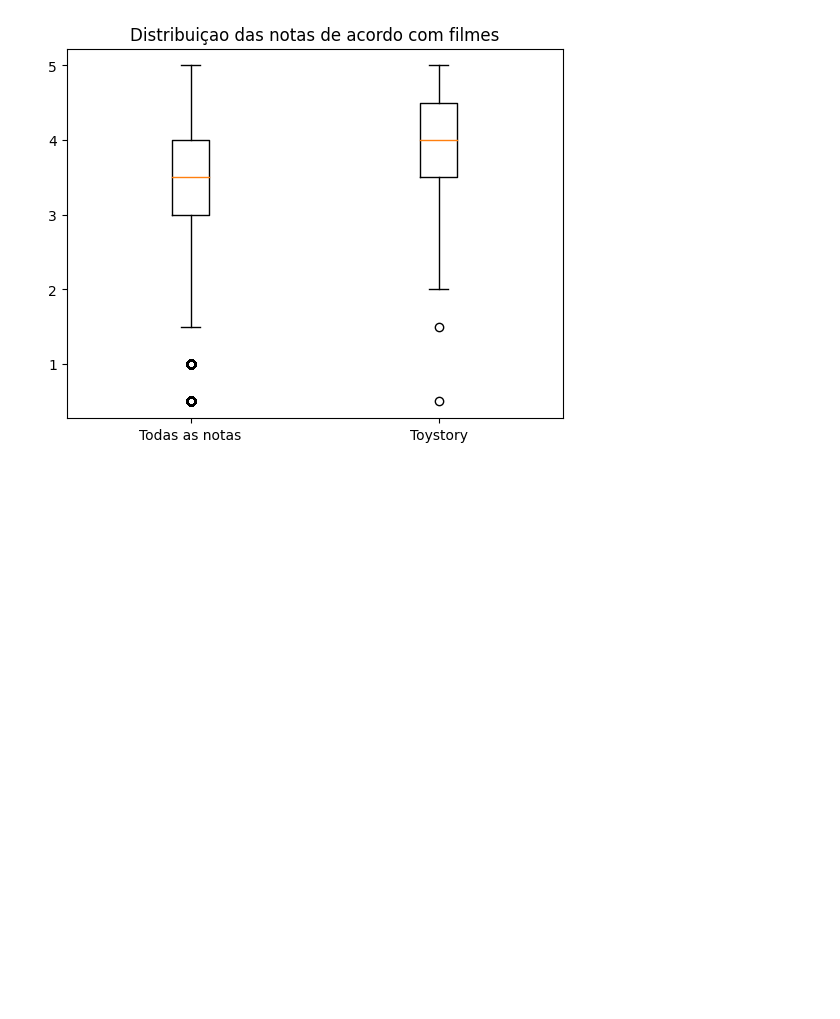
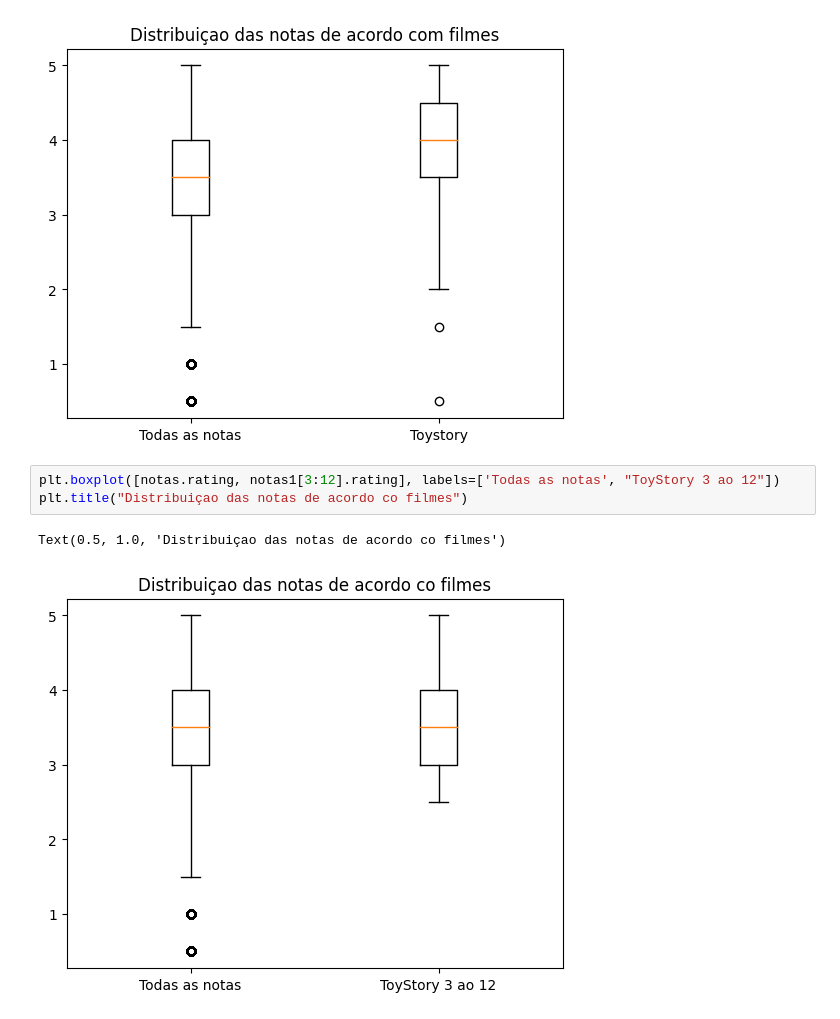
Before and after one commit to AraujoTT/DS, a Jupyter notebook: DS2/curso9_data/data_intro_testes.ipynb, the cells around one changed output. Drawn from its saved outputs; the diff is of its cells as text; blank space fills up the shorter version.

```diff
--- a/DS2/curso9_data/data_intro_testes.ipynb
+++ b/DS2/curso9_data/data_intro_testes.ipynb
@@ -522,3 +522,9 @@ plt.title('Distribuiçao das notas de acordo com filmes')
 # %% [output]
 Text(0.5, 1.0, 'Distribuiçao das notas de acordo com filmes')
 [figure]
+# %%
+plt.boxplot([notas.rating, notas1[3:12].rating], labels=['Todas as notas', "ToyStory 3 ao 12"])
+plt.title("Distribuiçao das notas de acordo co filmes")
+# %% [output]
+Text(0.5, 1.0, 'Distribuiçao das notas de acordo co filmes')
+[figure, added]
```
Also changed, not shown: parts of 1 cell of this notebook.
